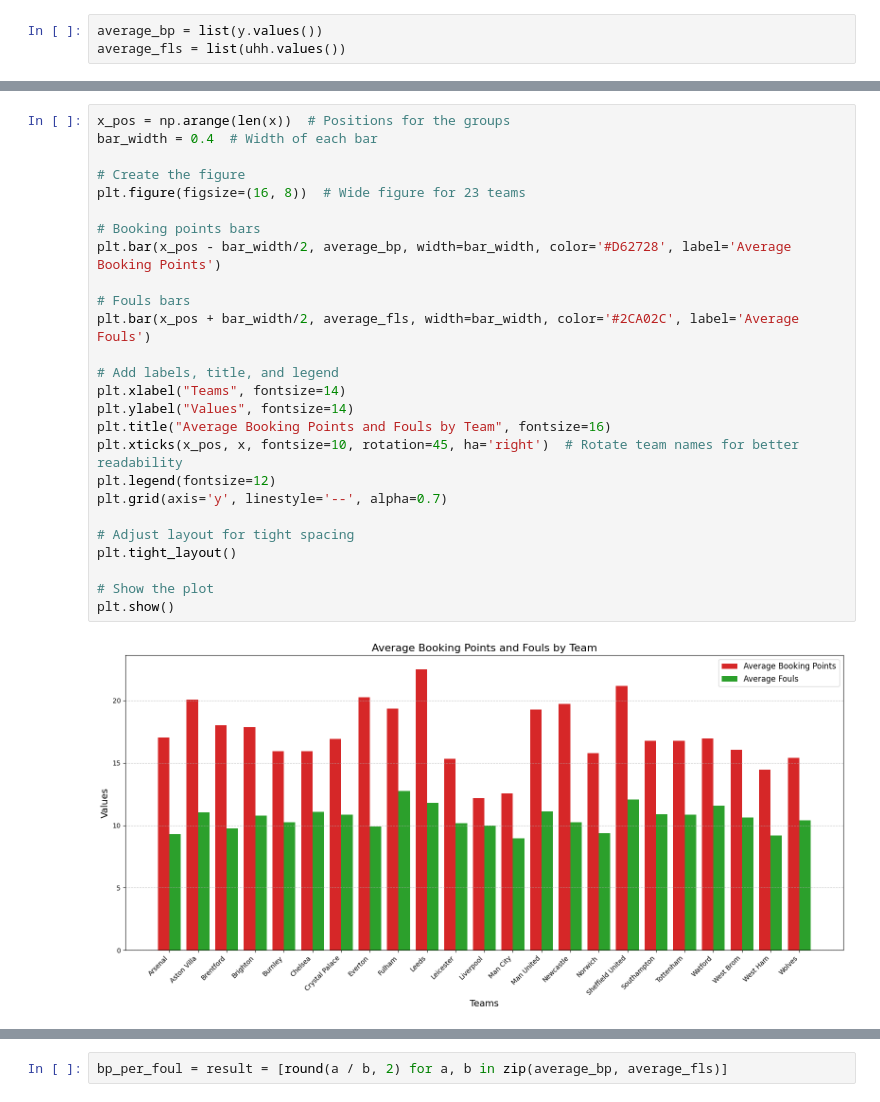
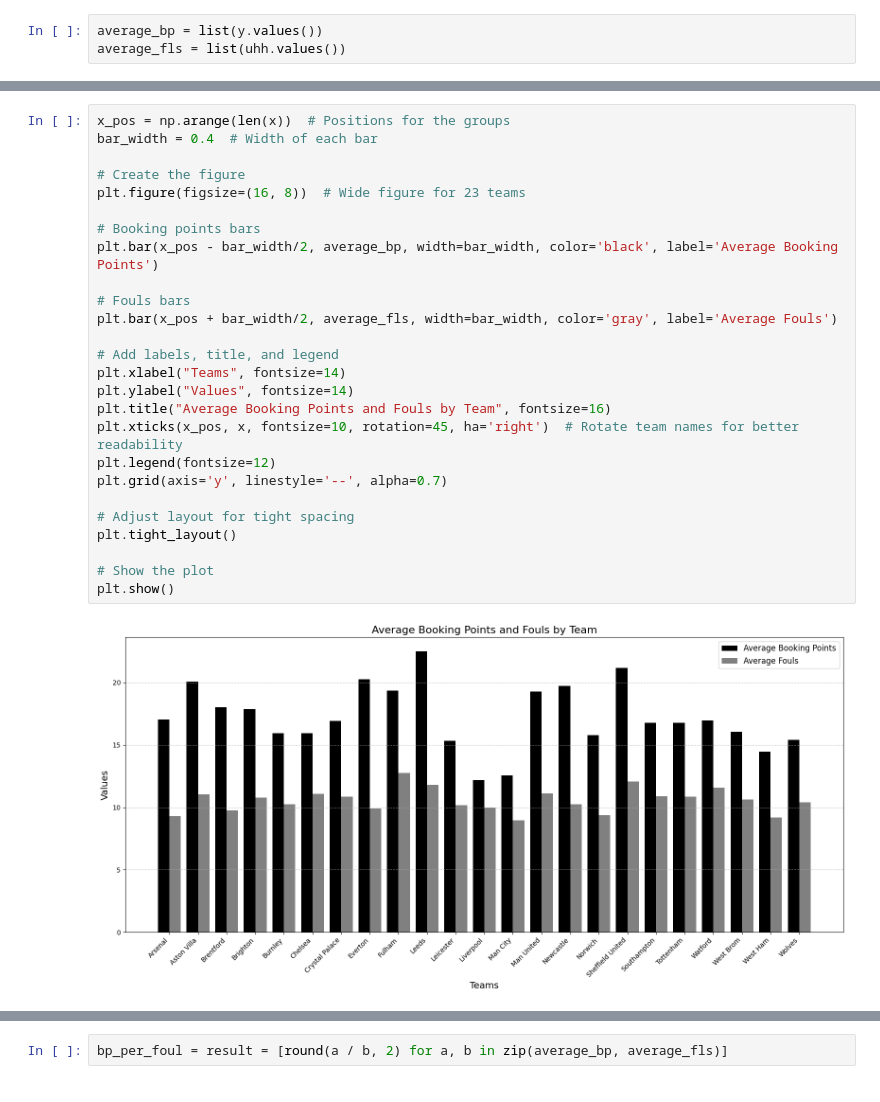
Before and after one commit to HendersonAR/EPL-Refs, a Jupyter notebook: epl_ref_graphs.ipynb, the cells around one changed output, grey strips where cells are left out. Cells and saved outputs as stored; diff of their text form.

```diff
--- a/epl_ref_graphs.ipynb
+++ b/epl_ref_graphs.ipynb
@@ -188,29 +188,29 @@ plt.show()
 # %%
 x_pos = np.arange(len(x))  # Positions for the groups
 bar_width = 0.4  # Width of each bar
 
 # Create the figure
 plt.figure(figsize=(16, 8))  # Wide figure for 23 teams
 
 # Booking points bars
-plt.bar(x_pos - bar_width/2, average_bp, width=bar_width, color='#D62728', label='Average Booking Points')
+plt.bar(x_pos - bar_width/2, average_bp, width=bar_width, color='black', label='Average Booking Points')
 
 # Fouls bars
-plt.bar(x_pos + bar_width/2, average_fls, width=bar_width, color='#2CA02C', label='Average Fouls')
+plt.bar(x_pos + bar_width/2, average_fls, width=bar_width, color='gray', label='Average Fouls')
 
 # Add labels, title, and legend
 plt.xlabel("Teams", fontsize=14)
 plt.ylabel("Values", fontsize=14)
 plt.title("Average Booking Points and Fouls by Team", fontsize=16)
 plt.xticks(x_pos, x, fontsize=10, rotation=45, ha='right')  # Rotate team names for better readability
 plt.legend(fontsize=12)
 plt.grid(axis='y', linestyle='--', alpha=0.7)
 
 # Adjust layout for tight spacing
 plt.tight_layout()
 
 # Show the plot
 plt.show()
 # %% [output]
-[figure, old version]
+[figure, new version]
 # %%
```
Also changed, not shown: parts of 9 cells of this notebook, 10 other files.
